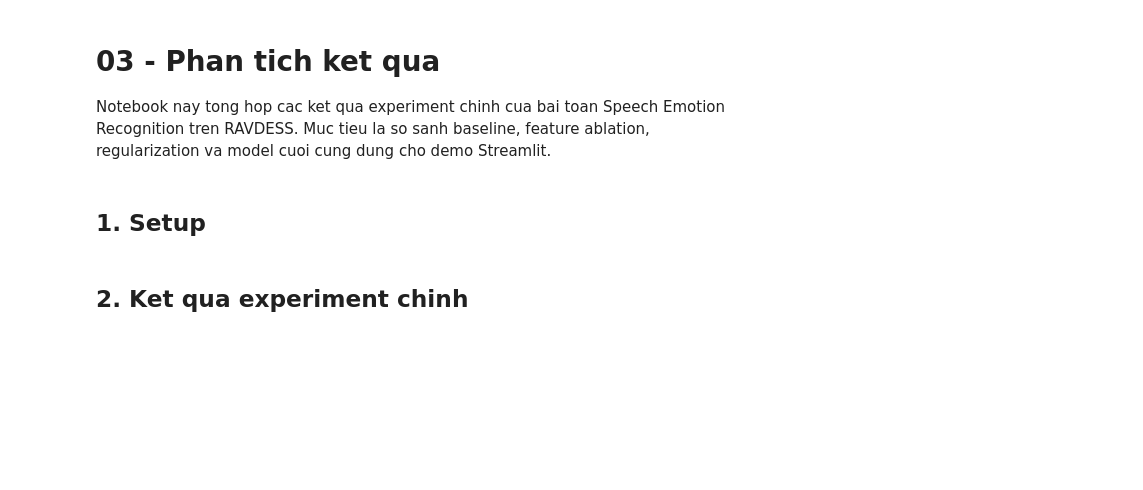
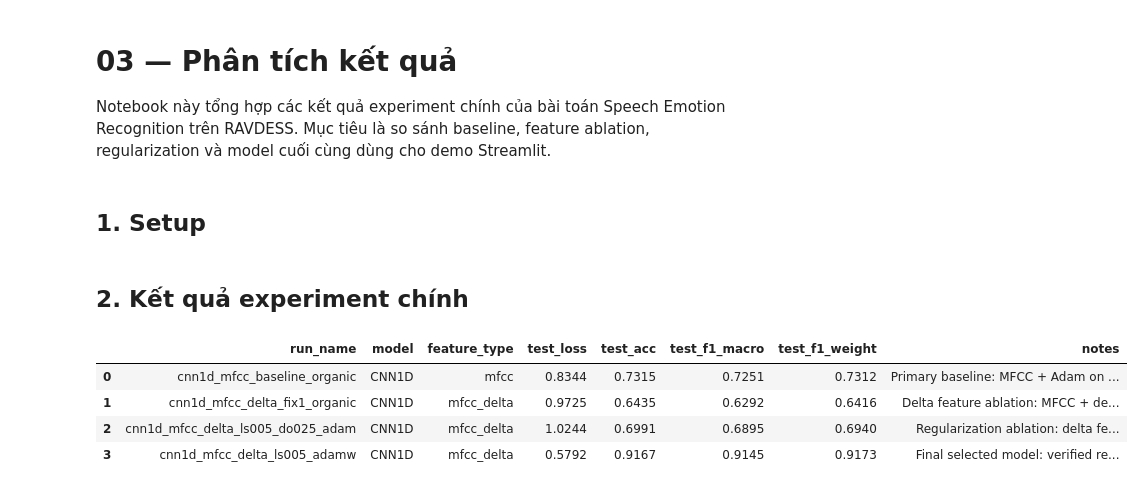
Before and after one commit to giggle-scripter/ser, a Jupyter notebook: notebooks/03_results_analysis.ipynb, the cells around one changed output. Saved outputs shown, nothing was run; the diff lists cells and outputs as text; code cells hidden in the pictures; blank space fills up the shorter version.

```diff
--- a/notebooks/03_results_analysis.ipynb
+++ b/notebooks/03_results_analysis.ipynb
@@ -1,28 +1,61 @@
 # %% [markdown]
-# 03 - Phan tich ket qua
+# 03 — Phân tích kết quả
 
-Notebook nay tong hop cac ket qua experiment chinh cua bai toan Speech Emotion Recognition tren RAVDESS. Muc tieu la so sanh baseline, feature ablation, regularization va model cuoi cung dung cho demo Streamlit.
+Notebook này tổng hợp các kết quả experiment chính của bài toán Speech Emotion Recognition trên RAVDESS. Mục tiêu là so sánh baseline, feature ablation, regularization và model cuối cùng dùng cho demo Streamlit.
 # %% [markdown]
 ## 1. Setup
 # %%
 from pathlib import Path
 
 import matplotlib.pyplot as plt
+import numpy as np
 import pandas as pd
 
-ROOT = Path('..').resolve()
+ROOT         = Path('..').resolve()
 RESULTS_PATH = ROOT / 'experiments' / 'results.csv'
-FIGURE_DIR = ROOT / 'report' / 'figures'
-EXTERNAL_COMPARE_PATH = ROOT / 'checkpoints' / 'external_compare_old_models' / 'external_compare_summary.csv'
+FIGURE_DIR   = ROOT / 'report' / 'figures'
+EXTERNAL_COMPARE_PATH = (
+    ROOT / 'checkpoints' / 'external_compare_old_models'
+    / 'external_compare_summary.csv'
+)
 
 plt.style.use('seaborn-v0_8-whitegrid')
 pd.set_option('display.max_colwidth', 120)
+pd.set_option('display.float_format', '{:.4f}'.format)
+
+METRIC_COLS  = ['test_loss', 'test_acc', 'test_f1_macro', 'test_f1_weight']
+FINAL_RUN    = 'cnn1d_mfcc_delta_ls005_adamw'
+BASELINE_RUN = 'cnn1d_mfcc_baseline_organic'
+
+RUN_ORDER = [
+    'cnn1d_mfcc_baseline_organic',
+    'cnn1d_mfcc_delta_fix1_organic',
+    'cnn1d_mfcc_delta_ls005_do025_adam',
+    'cnn1d_mfcc_delta_ls005_adamw',
+]
+RUN_LABELS = {
+    'cnn1d_mfcc_baseline_organic':       'Baseline\n(MFCC + Adam)',
+    'cnn1d_mfcc_delta_fix1_organic':      'Delta ablation\n(MFCC+\u0394 + Adam)',
+    'cnn1d_mfcc_delta_ls005_do025_adam':  'Regularization\n(MFCC+\u0394 + Adam)',
+    'cnn1d_mfcc_delta_ls005_adamw':       'Final model\n(MFCC+\u0394 + AdamW)',
+}
 # %% [markdown]
-## 2. Ket qua experiment chinh
+## 2. Kết quả experiment chính
 # %%
 results = pd.read_csv(RESULTS_PATH)
-metric_cols = ['test_loss', 'test_acc', 'test_f1_macro', 'test_f1_weight']
+results['_order'] = results['run_name'].map({r: i for i, r in enumerate(RUN_ORDER)})
+results = results.sort_values('_order').drop(columns='_order').reset_index(drop=True)
 
-display(results[['run_name', 'model', 'feature_type', *metric_cols, 'notes']])
+display(
+    results[['run_name', 'model', 'feature_type', *METRIC_COLS, 'notes']]
+    .style
+    .format({c: '{:.4f}' for c in METRIC_COLS})
+)
+# %% [output]
+|  | run_name | model | feature_type | test_loss | test_acc | test_f1_macro | test_f1_weight | notes |
+| 0 | cnn1d_mfcc_baseline_organic | CNN1D | mfcc | 0.8344 | 0.7315 | 0.7251 | 0.7312 | Primary baseline: MFCC + Adam on ... |
+| 1 | cnn1d_mfcc_delta_fix1_organic | CNN1D | mfcc_delta | 0.9725 | 0.6435 | 0.6292 | 0.6416 | Delta feature ablation: MFCC + de... |
+| 2 | cnn1d_mfcc_delta_ls005_do025_adam | CNN1D | mfcc_delta | 1.0244 | 0.6991 | 0.6895 | 0.6940 | Regularization ablation: delta fe... |
+| 3 | cnn1d_mfcc_delta_ls005_adamw | CNN1D | mfcc_delta | 0.5792 | 0.9167 | 0.9145 | 0.9173 | Final selected model: verified re... |
 # %%
 plot_df = results.copy()
```
Also changed, not shown: parts of 14 cells of this notebook, 3 other files.
